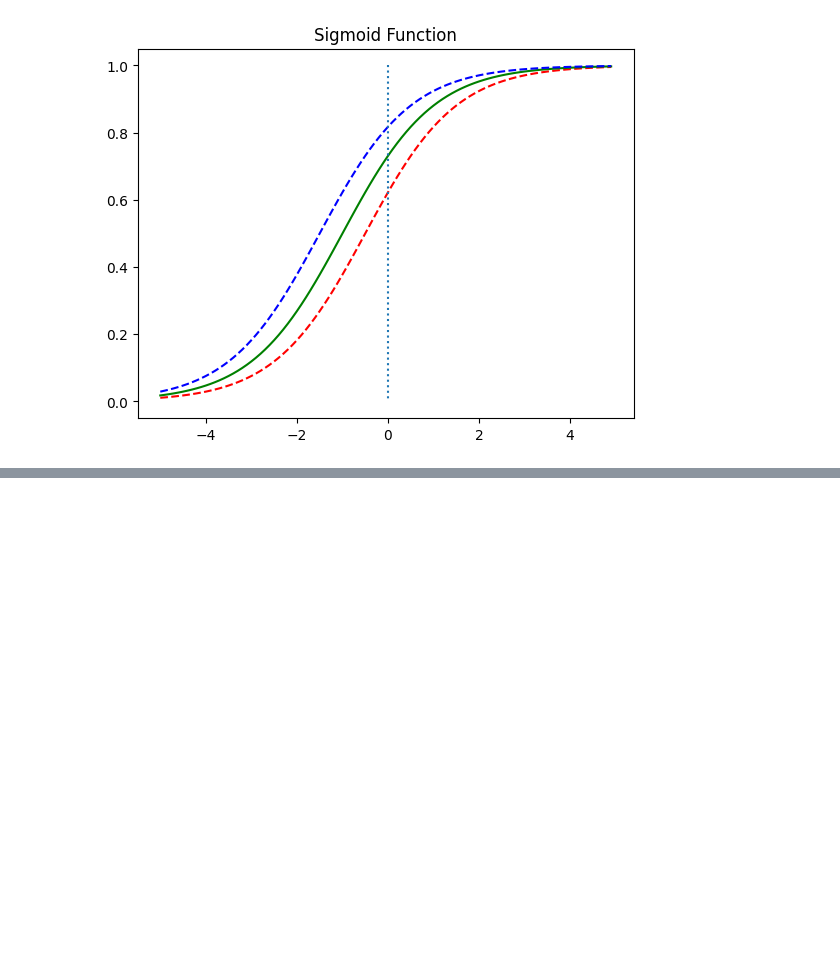
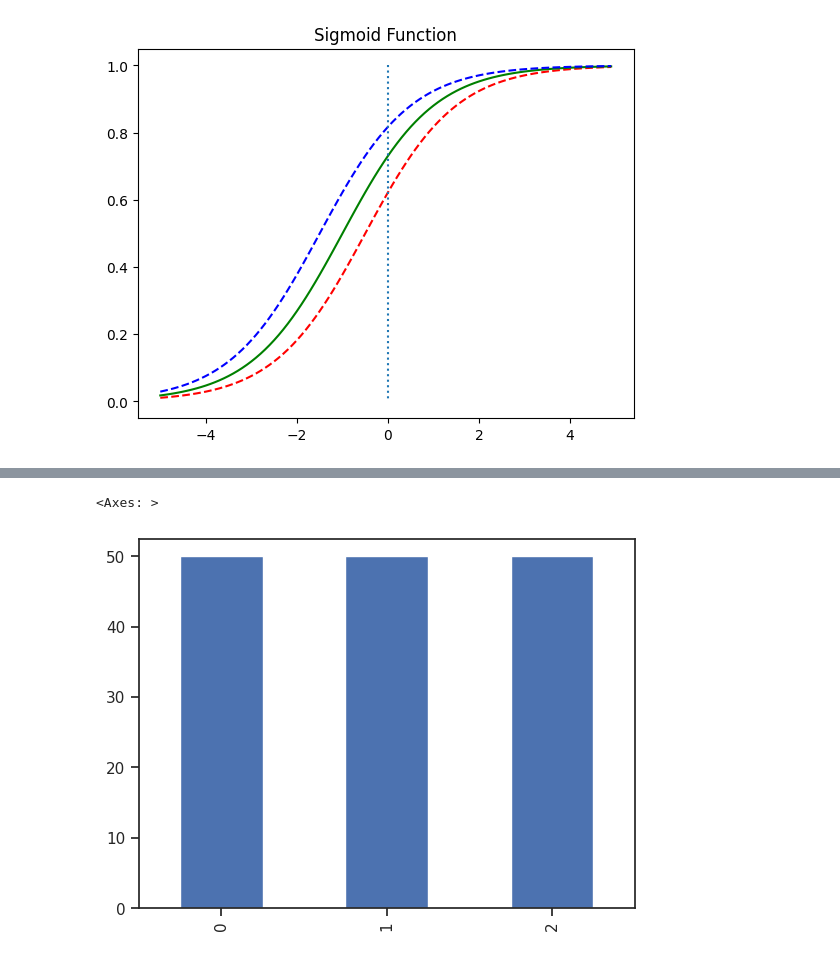
Before and after one commit to UiinKim/NLP_First, a Jupyter notebook: 머신러닝.ipynb, the cells around one changed output, grey strips where cells are left out. Saved outputs shown, nothing was run; the diff lists cells and outputs as text; code cells hidden in the pictures; blank space fills up the shorter version.

```diff
--- a/머신러닝.ipynb
+++ b/머신러닝.ipynb
@@ -247,0 +622,7 @@ plt.show()
+# %%
+#정수 인코딩
+data['Species']=data['Species'].replace(['Iris-setosa', 'Iris-versicolor', 'Iris-virginica'], [0,1,2])
+data['Species'].value_counts().plot(kind='bar') #데이터의 개수를 시각화
+# %% [output]
+<Axes: >
+[figure, added]
```
Also changed, not shown: parts of 46 cells of this notebook.
